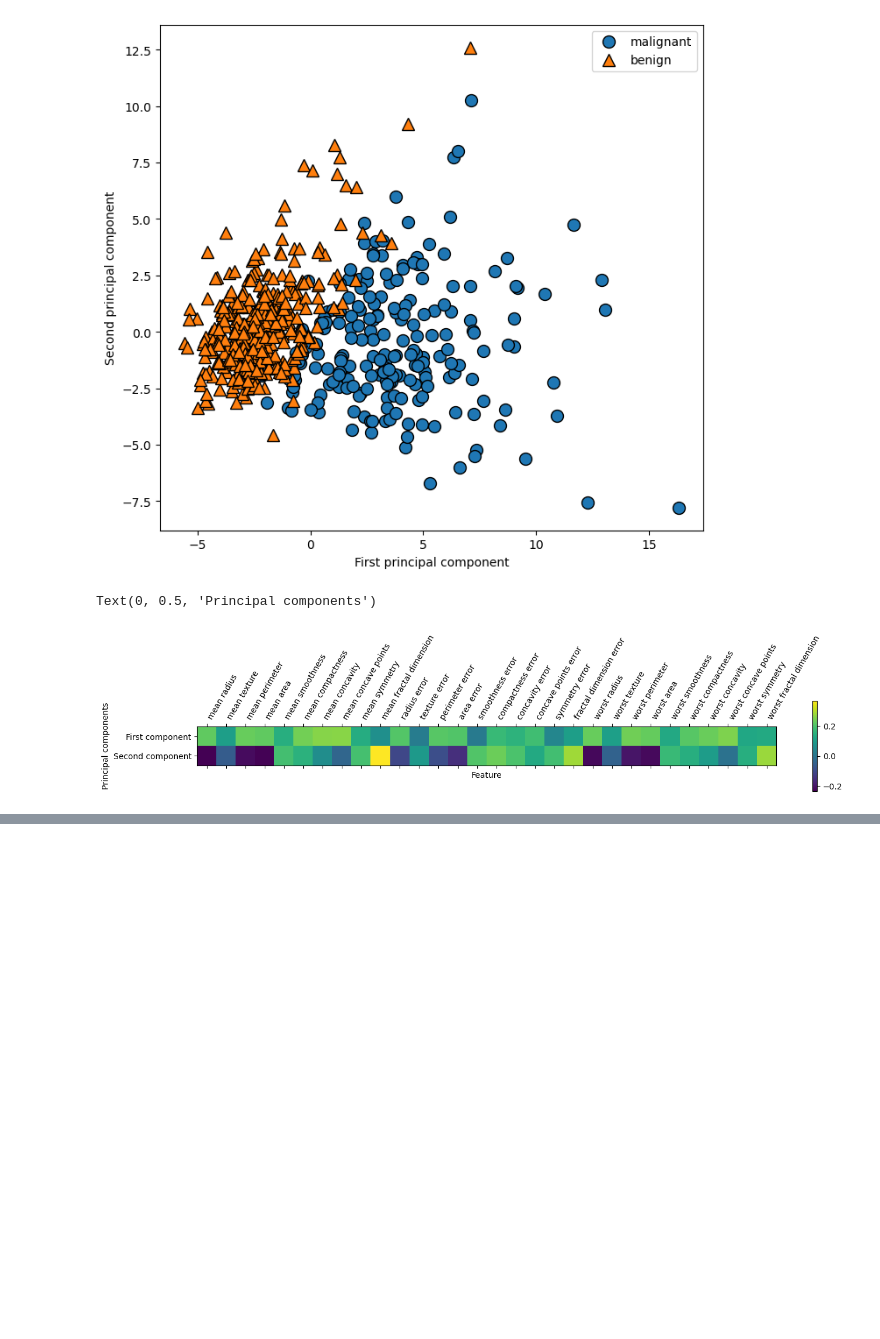
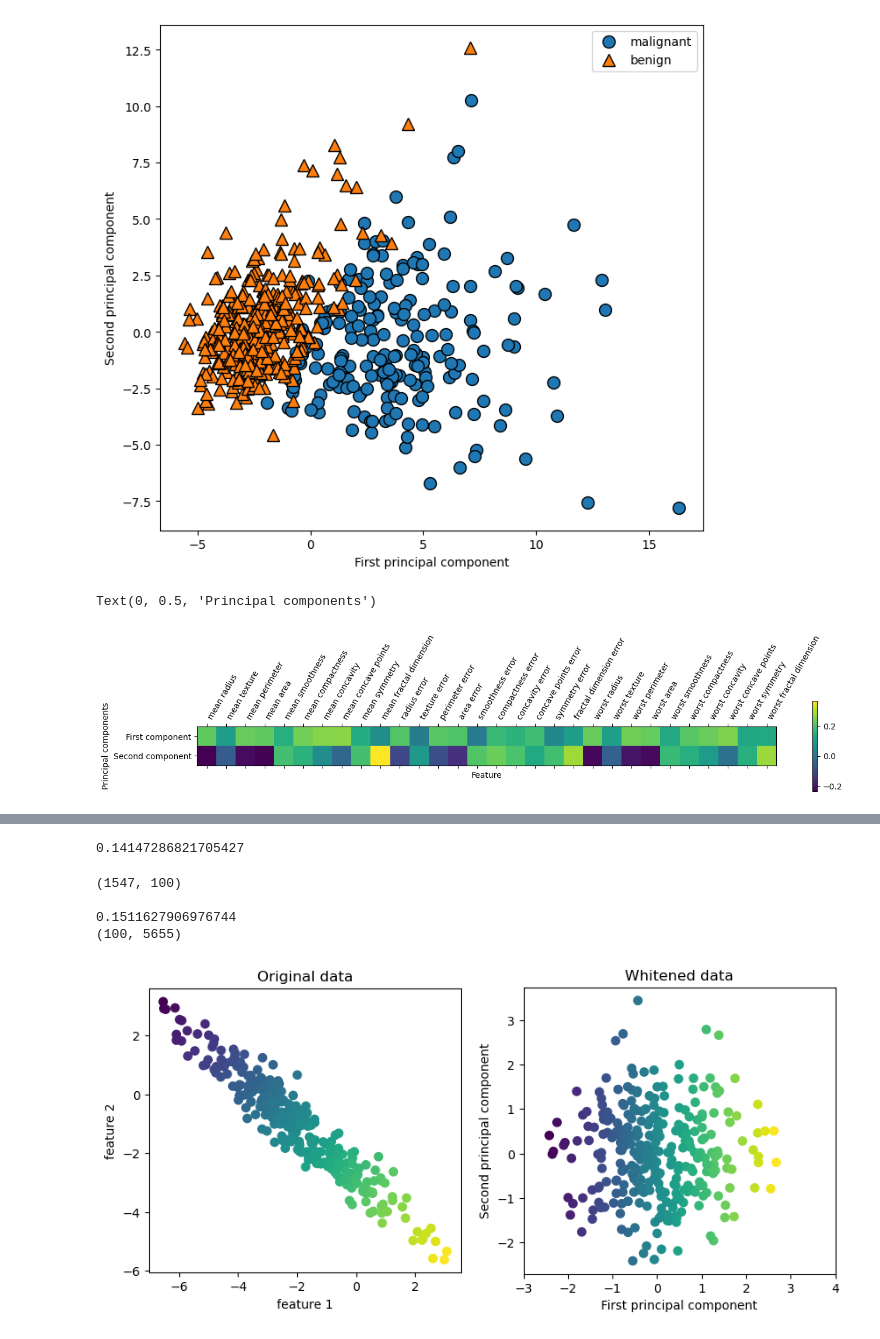
Before and after one commit to Giov12/intro.to.ml, a Jupyter notebook: chapter3.ipynb, the cells around one changed output, grey strips where cells are left out. Cells and saved outputs as stored; diff of their text form; code cells hidden in the pictures; blank space fills up the shorter version.

```diff
--- a/chapter3.ipynb
+++ b/chapter3.ipynb
@@ -238,0 +286,12 @@ Text(0, 0.5, 'Principal components')
+# %%
+# reduce the skew by limiting the number of images to 50 per individual
+mask = np.zeros(people.target.shape, dtype=np.bool8)
+
+for target in np.unique(people.target):
+    mask[np.where(people.target == target)[0][:50]] = 1
+
+xpeople = people.data[mask]
+ypeople = people.target[mask]
+
+# scale the grayscale to values to be between 0 & 1
+xpeople = xpeople / 255. # period -> float
@@ -238,0 +302,31 @@ Text(0, 0.5, 'Principal components')
+# %%
+from sklearn.neighbors import KNeighborsClassifier
+
+xtrain, xtest, ytrain, ytest = train_test_split(xpeople, ypeople, stratify=ypeople, random_state=0)
+
+# use only 1 neighbor
+knn = KNeighborsClassifier(n_neighbors=1)
+knn.fit(xtrain, ytrain)
+print(knn.score(xtest, ytest)) # 14% is higher than random (1/62 = ~1.5%)
+# %% [output]
+0.14147286821705427
+# %%
+# doing a pca may help since we can make each pixel uncorrelated to one another (i.e., diregard position of the pixel)
+pca        = PCA(n_components=100, whiten=True, random_state=0).fit(xtrain)
+xtrain_pca = pca.transform(xtrain)
+xtest_pca  = pca.transform(xtest)
+print(xtrain_pca.shape)
+print()
+
+mglearn.plots.plot_pca_whitening()
+
+knn = KNeighborsClassifier(n_neighbors=1)
+knn.fit(xtrain_pca, ytrain)
+print(knn.score(xtest_pca, ytest)) # an improvement
+print(pca.components_.shape) # 100 PCs for all images
+# %% [output]
+(1547, 100)
+
+0.1511627906976744
+(100, 5655)
+[figure, added]
```
Also changed, not shown: parts of 53 cells of this notebook.
